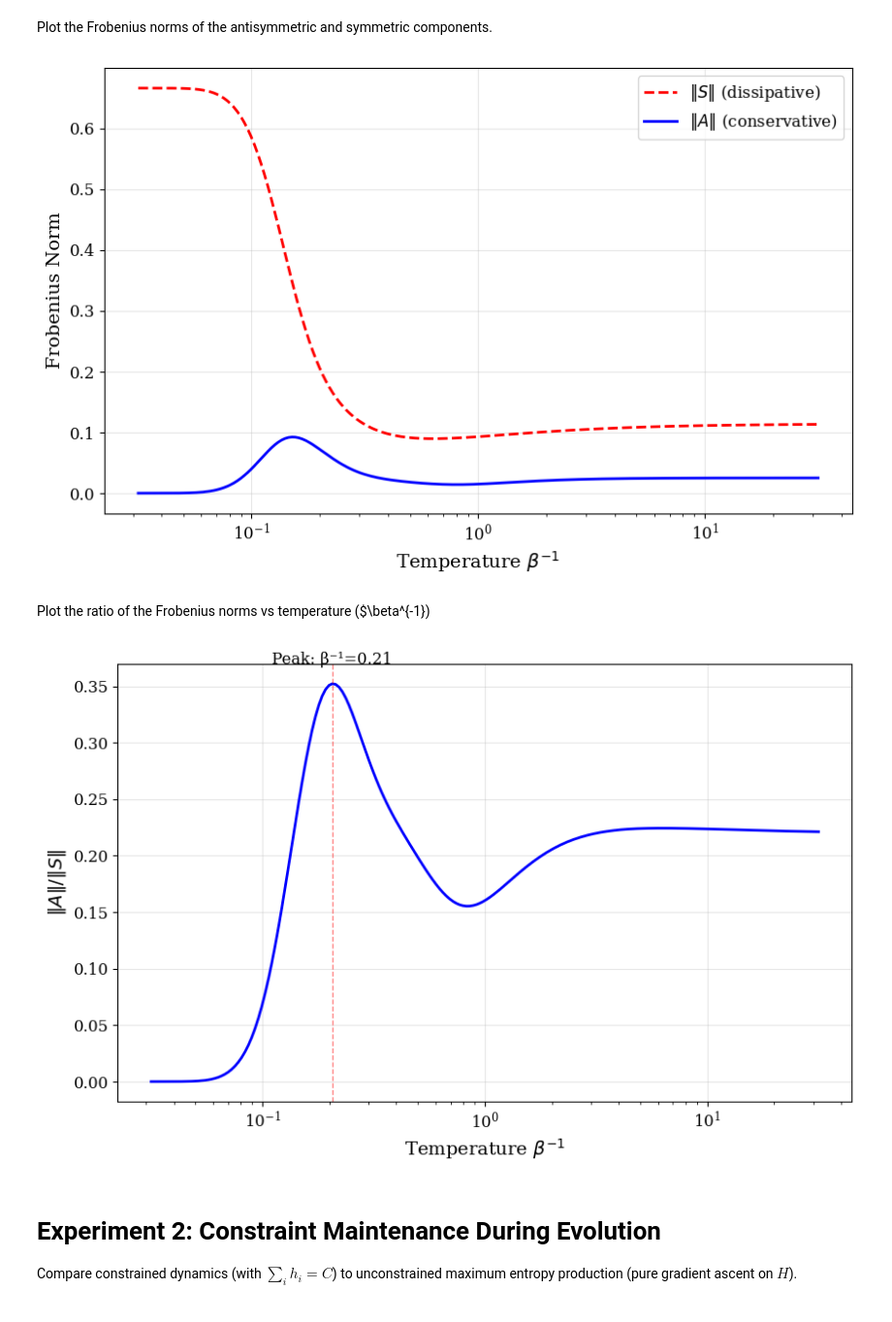
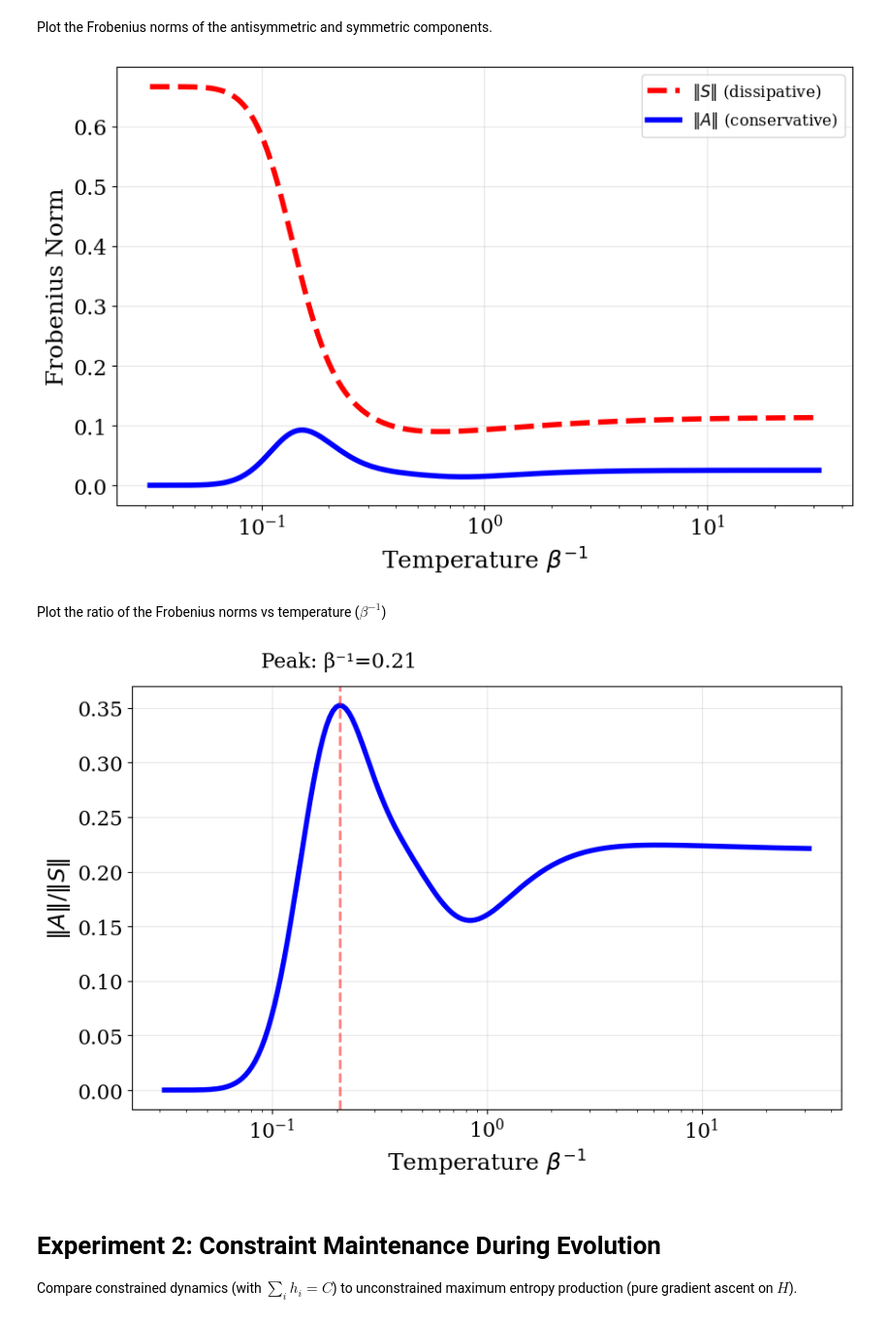
Before and after one commit to lawrennd/tig-code, a Jupyter notebook: simulation_experiments_inaccessible_game.ipynb, the cells around one changed output. Shown: that part at 97% size. Drawn from its saved outputs; the diff is of its cells as text; code cells hidden in the pictures.

```diff
--- a/simulation_experiments_inaccessible_game.ipynb
+++ b/simulation_experiments_inaccessible_game.ipynb
@@ -17,6 +17,16 @@ This notebook generates all computational results and figures for simulation stu
 - Regime variation $\tfrac{\|A\|}{\|S\|}$ depends on local geometry
 # %% [markdown]
 # Initial Setup
+# %%
+# Publication-quality figure settings
+plt.rcParams.update({
+    'font.size': 14,
+    'font.family': 'serif',
+    'axes.labelsize': 18,
+    'xtick.labelsize': 16,
+    'ytick.labelsize': 16,
+    'legend.fontsize': 'medium',
+})
 # %%
 verbose = False
 N = 3  # Three binary variables
@@ -114,9 +136,9 @@ import matplotlib.pyplot as plt
 # %%
 # generate component norms separately vs temperature
 fig, ax = plt.subplots(figsize=gd.big_wide_figsize)
-ax.semilogx(temp_values, norms_S_temp[valid_mask], 'r--', linewidth=2,
+ax.semilogx(temp_values, norms_S_temp[valid_mask], 'r--', linewidth=4,
         label=r'$\|S\|$ (dissipative)')
-ax.semilogx(temp_values, norms_A_temp[valid_mask], 'b-', linewidth=2,
+ax.semilogx(temp_values, norms_A_temp[valid_mask], 'b-', linewidth=4,
         label=r'$\|A\|$ (conservative)')
 ax.set_xlabel(r'Temperature $\beta^{-1}$')
 ax.set_ylabel('Frobenius Norm')
@@ -125,26 +147,26 @@ ax.grid(True, alpha=0.3)
 
 plt.savefig('fig_temperature_component_norms.pdf', bbox_inches='tight', dpi=300)
 # %% [output]
-[figure, old version]
+[figure, new version]
 # %% [markdown]
-Plot the ratio of the Frobenius norms vs temperature ($\beta^{-1})
+Plot the ratio of the Frobenius norms vs temperature ($\beta^{-1}$)
 # %%
 # Plot ratio vs β^-1 vs temperature
 beta_values = 1.0 / temp_values[valid_mask]  # β^-1 ∝ T
 
 fig, ax = plt.subplots(figsize=gd.big_wide_figsize)
-ax.semilogx(temp_values, ratios_temp[valid_mask], 'b-', linewidth=2)
+ax.semilogx(temp_values, ratios_temp[valid_mask], 'b-', linewidth=4)
 peak_temp = 1.0 / peak_beta
-ax.axvline(peak_temp, color='r', linestyle='--', linewidth=1, alpha=0.5)
+ax.axvline(peak_temp, color='r', linestyle='--', linewidth=2, alpha=0.5)
 ax.set_xlabel(r'Temperature $\beta^{-1}$')
 ax.set_ylabel(r'$\|A\|/\|S\|$')
 ax.grid(True, alpha=0.3)
-ax.text(peak_temp, peak_ratio*1.05, f'Peak: β⁻¹={peak_temp:.2f}',
-        ha='center', fontsize=12)
+ax.text(peak_temp, peak_ratio*1.1, f'Peak: β⁻¹={peak_temp:.2f}',
+        ha='center', fontsize=16)
 
 plt.savefig('fig_temperature_scaling.pdf', bbox_inches='tight', dpi=300)
 # %% [output]
-[figure, old version]
+[figure, new version]
 # %% [markdown]
 # Experiment 2: Constraint Maintenance During Evolution
 
```
Also changed, not shown: parts of 8 cells of this notebook.
